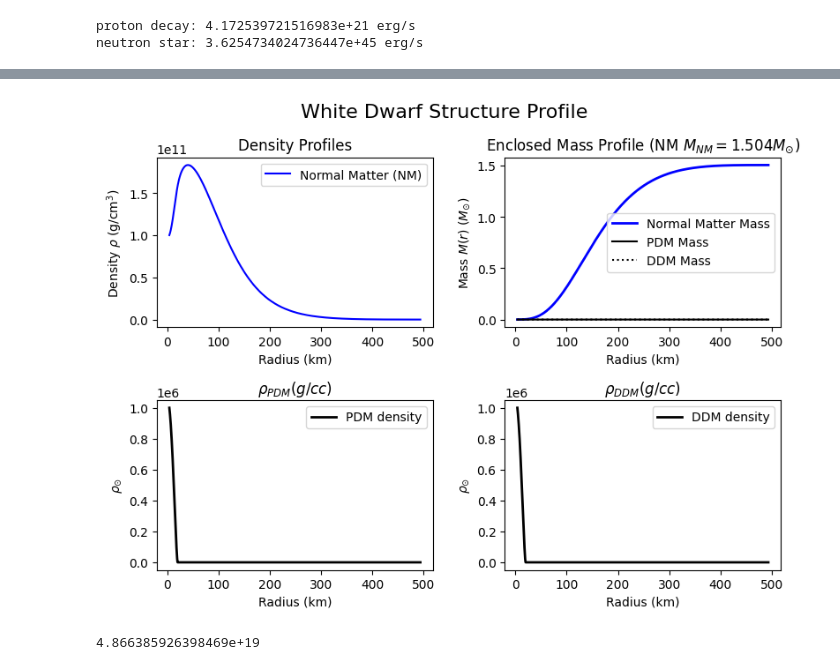
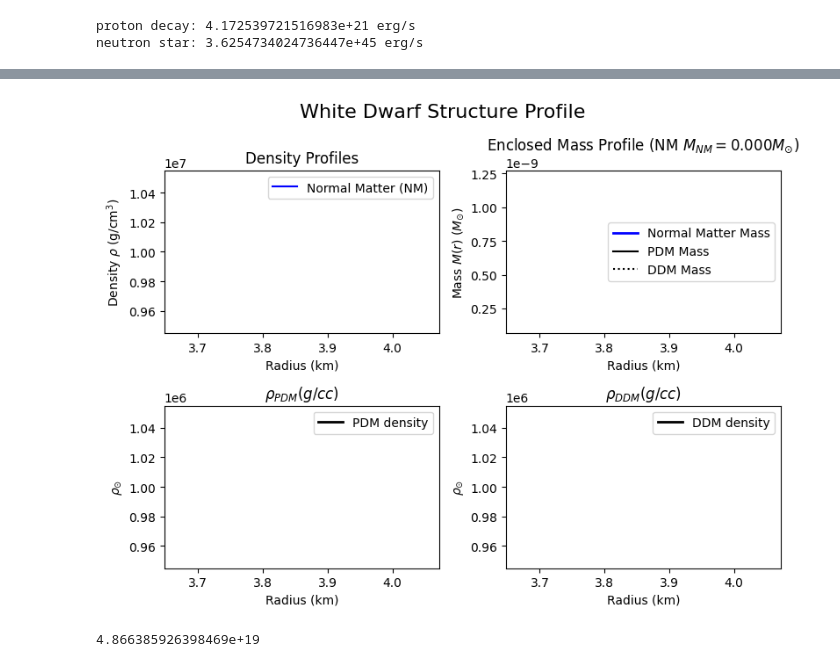
Before and after one commit to yttcari/FYP, a Jupyter notebook: ddm/main.ipynb, the cells around one changed output, grey strips where cells are left out. Drawn from its saved outputs; the diff is of its cells as text; code cells hidden in the pictures.

```diff
--- a/ddm/main.ipynb
+++ b/ddm/main.ipynb
@@ -57,19 +108,19 @@ wd.mbar2m(wd.history[:, 5][-1])
 # %%
 wd = WhiteDwarf(
-                 nm_rhoc=1e11, # core density of normal matter [g/cc]
+                 nm_rhoc=1e7, # core density of normal matter [g/cc]
                  Ye=0.5, # electron fraction
                  pdm_rhoc=1e6, # core density of parent dark matter [g/cc]
                  ddm_rhoc=1e6, # core density of daughter dark matter [g/cc]
                  k=1e-7, # decay constant of parent dark matter [s-1]
                  Z=6, # atomic number of normal matter
                  pdm_m=3, # mass of parent dark matter particle [GeV]
                  ddm_m=2.9 # mass of daughter dark matter particle [GeV]
                  )
 wd.integrate(verbose=False)
 wd_plt = plotter(wd)
 wd_plt.plot_profiles()
 # %% [output]
-[figure, old version]
+[figure, new version]
 # %%
 from constant import c
 wd_L = wd.pdm.luminosity(wd.history[:, 5][-1] * wd.M0)
```
Also changed, not shown: parts of 6 cells of this notebook, 6 other files.
